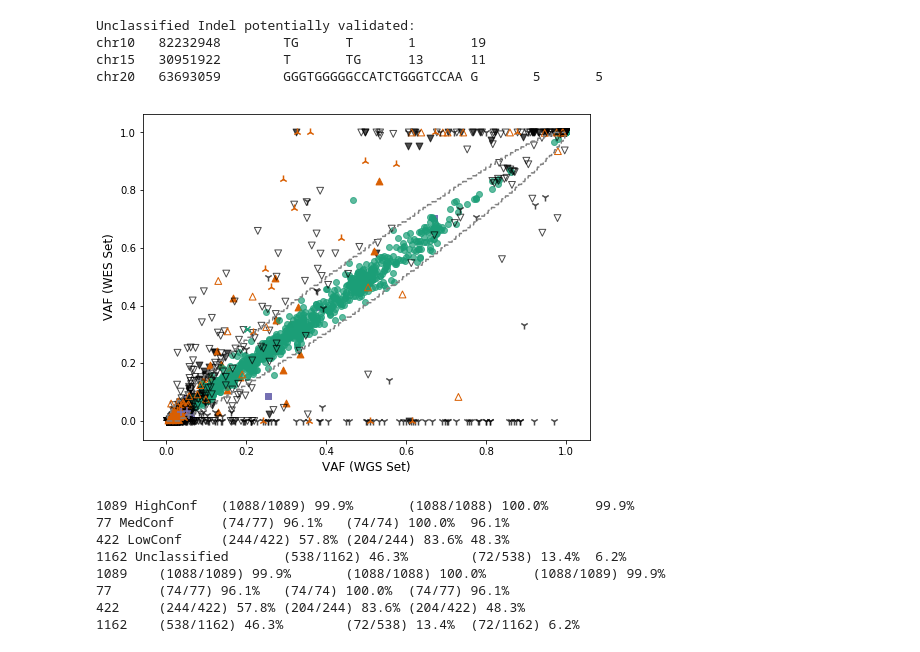
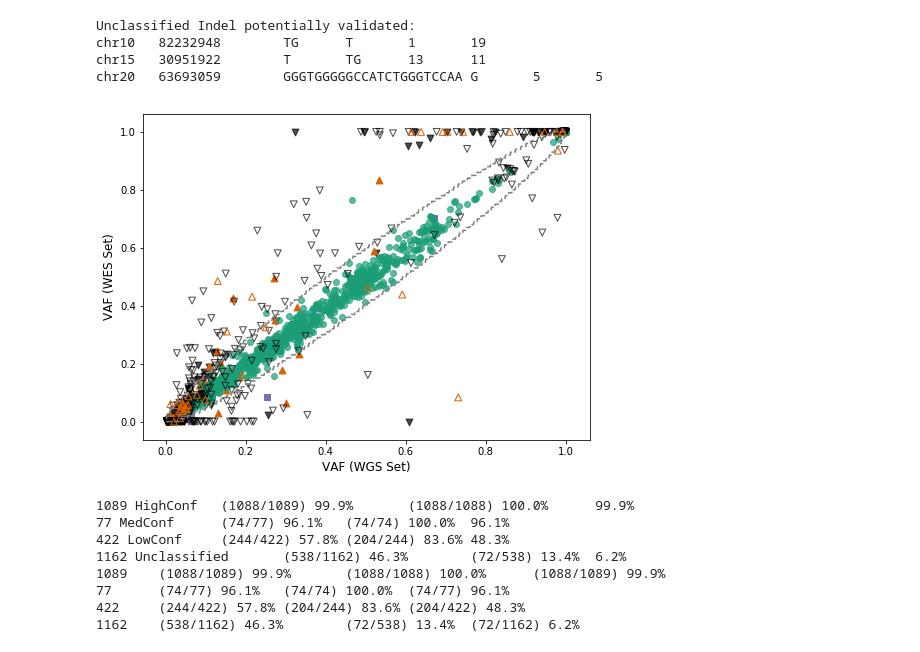
Before and after one commit to bioinform/somaticseq, a Jupyter notebook: utilities/Code_for_Figures/reference_samples_manuscript/Validation_VAF_Scatter_Plots.ipynb, the cells around one changed output. Saved outputs shown, nothing was run; the diff lists cells and outputs as text; code cells hidden in the pictures.

```diff
--- a/utilities/Code_for_Figures/reference_samples_manuscript/Validation_VAF_Scatter_Plots.ipynb
+++ b/utilities/Code_for_Figures/reference_samples_manuscript/Validation_VAF_Scatter_Plots.ipynb
@@ -1689,42 +1689,42 @@ plt.scatter(goldset_VAF[ np.all( (snv_medconf, snvInvalidated), axis=0 ) ], \
 plt.scatter(goldset_VAF[ np.all( (snv_highconf, snvInvalidated), axis=0 ) ], \
             wes_VAF[     np.all( (snv_highconf, snvInvalidated), axis=0 ) ], s=ms, color=highConfColor, facecolors='none', marker='o')
 
 
 
-plt.scatter(goldset_VAF[ np.all( (snv_unclassified, snvUnknown), axis=0 ) ], \
-            wes_VAF[     np.all( (snv_unclassified, snvUnknown), axis=0 ) ], s=ms*1.8, color=unclassifiedColor, alpha=0.7, marker='1')
+# plt.scatter(goldset_VAF[ np.all( (snv_unclassified, snvUnknown), axis=0 ) ], \
+#             wes_VAF[     np.all( (snv_unclassified, snvUnknown), axis=0 ) ], s=ms*1.8, color=unclassifiedColor, alpha=0.7, marker='1')
 
-plt.scatter(goldset_VAF[ np.all( (snv_lowconf, snvUnknown), axis=0 ) ], \
-            wes_VAF[     np.all( (snv_lowconf, snvUnknown), axis=0 ) ], s=ms*1.8, color=lowConfColor,  marker='2')
+# plt.scatter(goldset_VAF[ np.all( (snv_lowconf, snvUnknown), axis=0 ) ], \
+#             wes_VAF[     np.all( (snv_lowconf, snvUnknown), axis=0 ) ], s=ms*1.8, color=lowConfColor,  marker='2')
 
-plt.scatter(goldset_VAF[ np.all( (snv_medconf, snvUnknown), axis=0 ) ], \
-            wes_VAF[     np.all( (snv_medconf, snvUnknown), axis=0 ) ], s=ms*1.8,  color=medConfColor,  marker='+')
+# plt.scatter(goldset_VAF[ np.all( (snv_medconf, snvUnknown), axis=0 ) ], \
+#             wes_VAF[     np.all( (snv_medconf, snvUnknown), axis=0 ) ], s=ms*1.8,  color=medConfColor,  marker='+')
 
-plt.scatter(goldset_VAF[ np.all( (snv_highconf, snvUnknown), axis=0 ) ], \
-            wes_VAF[     np.all( (snv_highconf, snvUnknown), axis=0 ) ], s=ms, color=highConfColor, marker='x')
+# plt.scatter(goldset_VAF[ np.all( (snv_highconf, snvUnknown), axis=0 ) ], \
+#             wes_VAF[     np.all( (snv_highconf, snvUnknown), axis=0 ) ], s=ms, color=highConfColor, marker='x')
 
 
 x_range     = []
 lower_bound = []
 upper_bound = []
 
 vaf_i = 0.001
 while vaf_i < 1:
     a, b = scipystats.binom.interval(0.95, 100,vaf_i)
     x_range.append(vaf_i)
     lower_bound.append(a/100)
     upper_bound.append(b/100)
     vaf_i += 0.001
 
 plt.plot(x_range, lower_bound, color='gray', linestyle = 'dashed')
 plt.plot(x_range, upper_bound, color='gray', linestyle = 'dashed')
 
 plt.xlabel('VAF (WGS Set)', size=12)
 plt.ylabel('VAF (WES Set)', size=12)
 
 plt.savefig('../Main_Figures/Fig_2f_wes_cross_validation.pdf', bbox_inches='tight')
 # %% [output]
-[figure, old version]
+[figure, new version]
 # %%
 for conf_i, label_i in zip((snv_highconf, snv_medconf, snv_lowconf, snv_unclassified), ('HighConf', 'MedConf', 'LowConf', 'Unclassified')):
 
```
Also changed, not shown: parts of 6 cells of this notebook, 2 other files.
